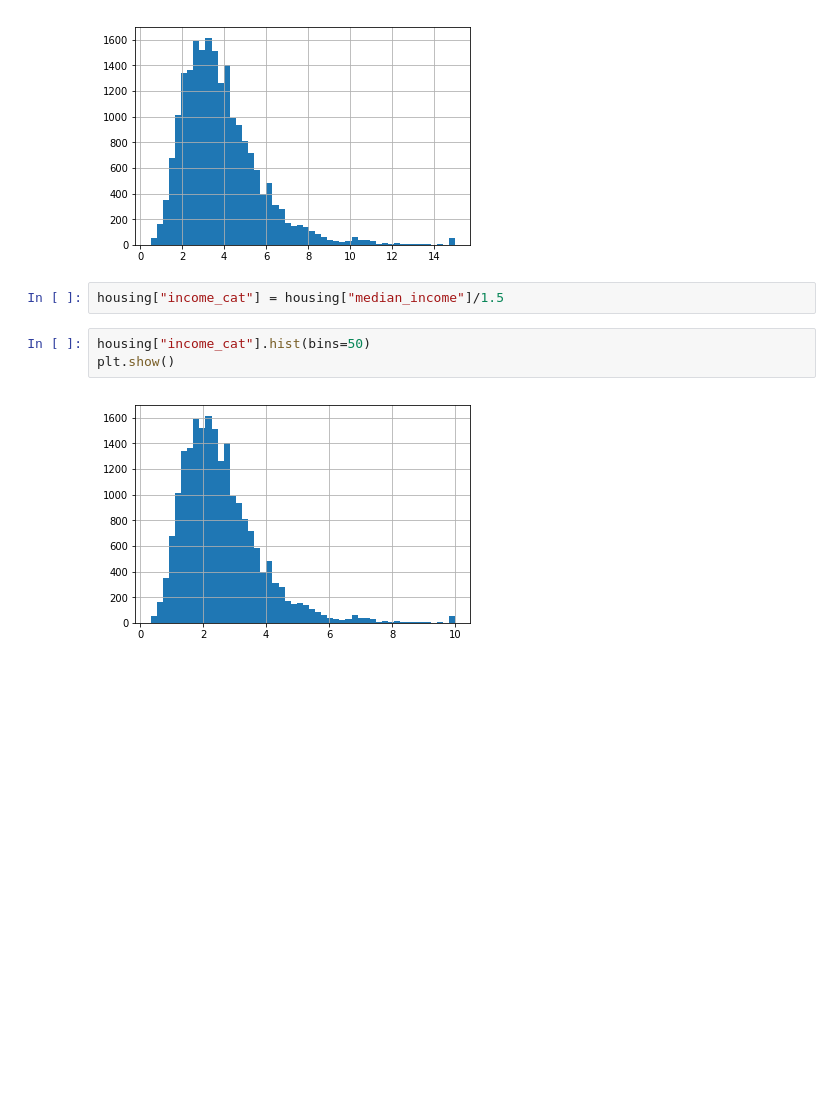
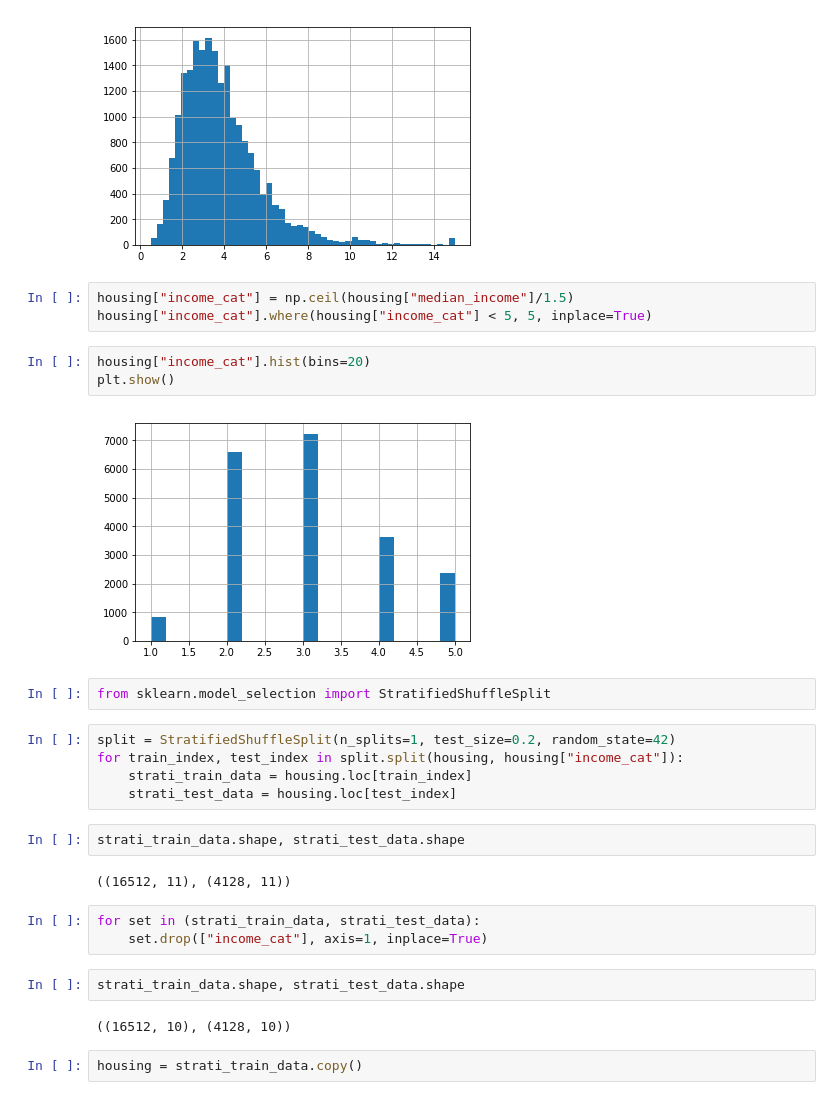
Before and after one commit to hp6/hands-on, a Jupyter notebook: ch2/Housing.ipynb, the cells around one changed output. Drawn from its saved outputs; the diff is of its cells as text; blank space fills up the shorter version.

Commit message:
add data vis/stats

```diff
--- a/ch2/Housing.ipynb
+++ b/ch2/Housing.ipynb
@@ -71,9 +71,30 @@ plt.show()
 # %% [output]
 [figure]
 # %%
-housing["income_cat"] = housing["median_income"]/1.5
+housing["income_cat"] = np.ceil(housing["median_income"]/1.5)
+housing["income_cat"].where(housing["income_cat"] < 5, 5, inplace=True)
 # %%
-housing["income_cat"].hist(bins=50)
+housing["income_cat"].hist(bins=20)
 plt.show()
 # %% [output]
-[figure, old version]
+[figure, new version]
+# %%
+from sklearn.model_selection import StratifiedShuffleSplit
+# %%
+split = StratifiedShuffleSplit(n_splits=1, test_size=0.2, random_state=42)
+for train_index, test_index in split.split(housing, housing["income_cat"]):
+    strati_train_data = housing.loc[train_index]
+    strati_test_data = housing.loc[test_index]
+# %%
+strati_train_data.shape, strati_test_data.shape
+# %% [output]
+((16512, 11), (4128, 11))
+# %%
+for set in (strati_train_data, strati_test_data):
+    set.drop(["income_cat"], axis=1, inplace=True)
+# %%
+strati_train_data.shape, strati_test_data.shape
+# %% [output]
+((16512, 10), (4128, 10))
+# %%
+housing = strati_train_data.copy()
```
Also changed, not shown: parts of 9 cells of this notebook.
